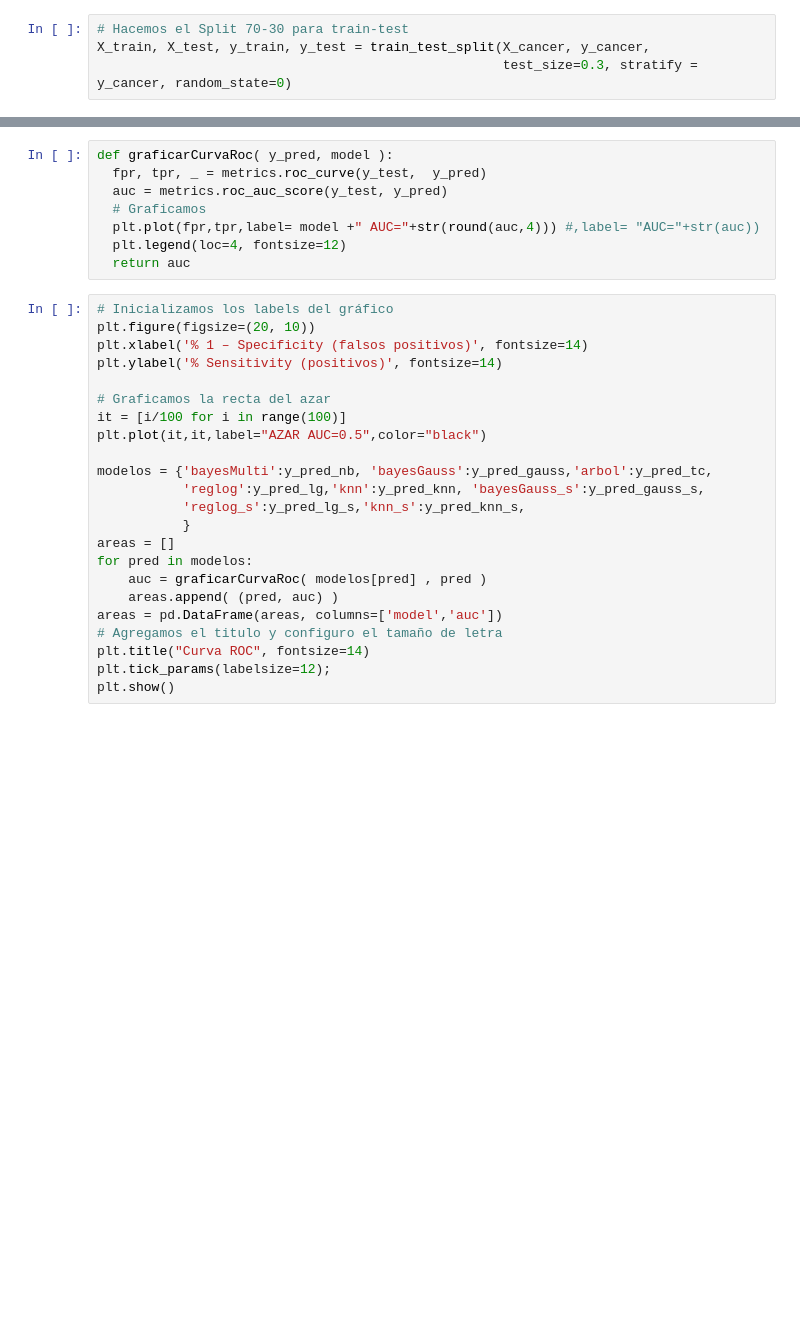
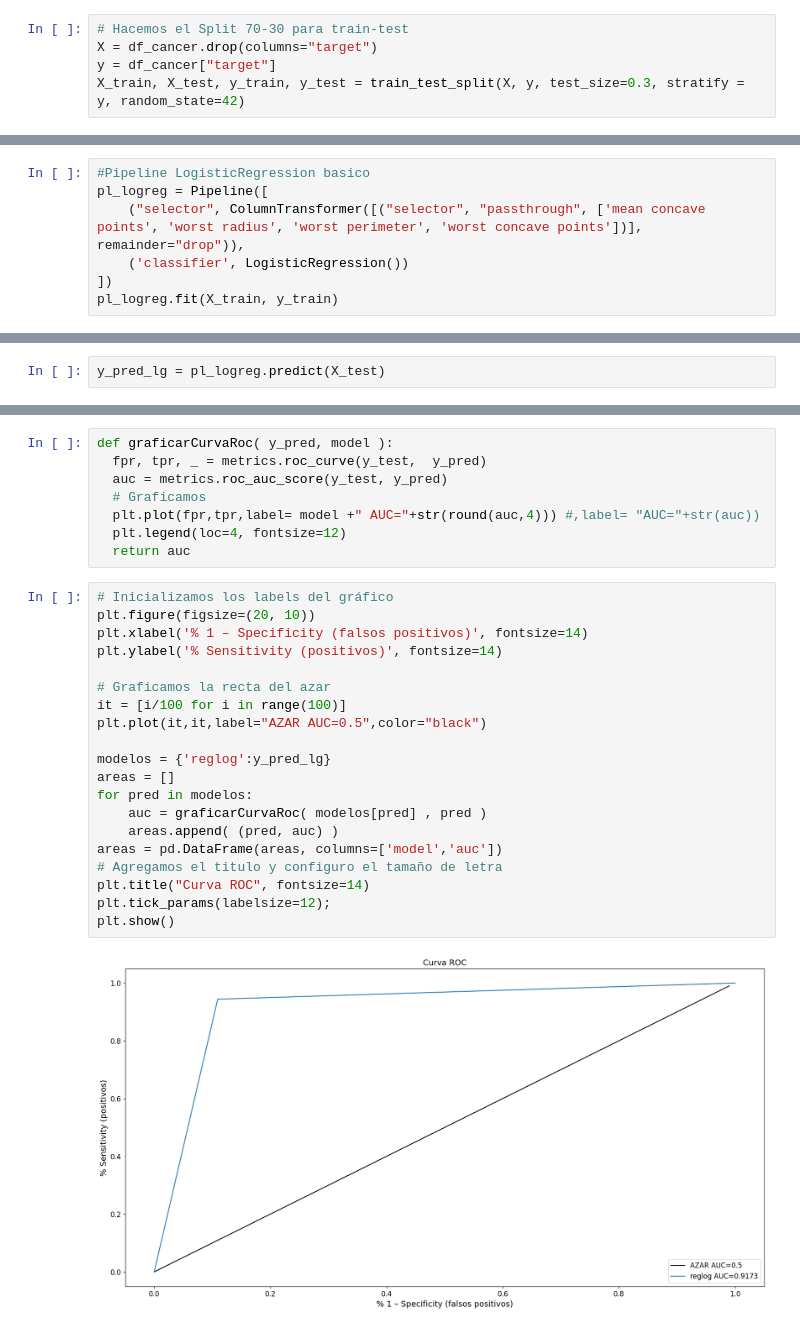
Before and after one commit to pokengineer/DataScience, a Jupyter notebook: practice/07_Ej_classification_cancer.ipynb, the cells around one changed output, grey strips where cells are left out. Saved outputs shown, nothing was run; the diff lists cells and outputs as text; blank space fills up the shorter version.

```diff
--- a/practice/07_Ej_classification_cancer.ipynb
+++ b/practice/07_Ej_classification_cancer.ipynb
@@ -43,4 +45,5 @@ X_cancer, y_cancer = preparacion_de_datos( df_cancer, "target" ,escalar_valores=
 # %%
 # Hacemos el Split 70-30 para train-test
-X_train, X_test, y_train, y_test = train_test_split(X_cancer, y_cancer,
-                                                    test_size=0.3, stratify = y_cancer, random_state=0)
+X = df_cancer.drop(columns="target")
+y = df_cancer["target"]
+X_train, X_test, y_train, y_test = train_test_split(X, y, test_size=0.3, stratify = y, random_state=42)
@@ -90,0 +50,7 @@ y_pred_knn_s = knn_s.predict(X_test)
+# %%
+#Pipeline LogisticRegression basico
+pl_logreg = Pipeline([
+    ("selector", ColumnTransformer([("selector", "passthrough", ['mean concave points', 'worst radius', 'worst perimeter', 'worst concave points'])], remainder="drop")),
+    ('classifier', LogisticRegression())
+])
+pl_logreg.fit(X_train, y_train)
@@ -91,3 +65,5 @@ y_pred_knn_s = knn_s.predict(X_test)
+# %%
+y_pred_lg = pl_logreg.predict(X_test)
 # %% [markdown]
 # Comparamos por Curva ROC
 # %%
@@ -101,25 +77,24 @@ def graficarCurvaRoc( y_pred, model ):
 # %%
 # Inicializamos los labels del gráfico
 plt.figure(figsize=(20, 10))
 plt.xlabel('% 1 – Specificity (falsos positivos)', fontsize=14)
 plt.ylabel('% Sensitivity (positivos)', fontsize=14)
 
 # Graficamos la recta del azar
 it = [i/100 for i in range(100)]
 plt.plot(it,it,label="AZAR AUC=0.5",color="black")
 
-modelos = {'bayesMulti':y_pred_nb, 'bayesGauss':y_pred_gauss,'arbol':y_pred_tc,
-           'reglog':y_pred_lg,'knn':y_pred_knn, 'bayesGauss_s':y_pred_gauss_s,
-           'reglog_s':y_pred_lg_s,'knn_s':y_pred_knn_s,
-           }
+modelos = {'reglog':y_pred_lg}
 areas = []
 for pred in modelos:
     auc = graficarCurvaRoc( modelos[pred] , pred )
     areas.append( (pred, auc) )
 areas = pd.DataFrame(areas, columns=['model','auc'])
 # Agregamos el titulo y configuro el tamaño de letra
 plt.title("Curva ROC", fontsize=14)
 plt.tick_params(labelsize=12);
 plt.show()
+# %% [output]
+[figure, added]
 # %%
 areas.sort_values('auc', ascending=False)
```
Also changed, not shown: parts of 13 cells of this notebook, 2 other files.
